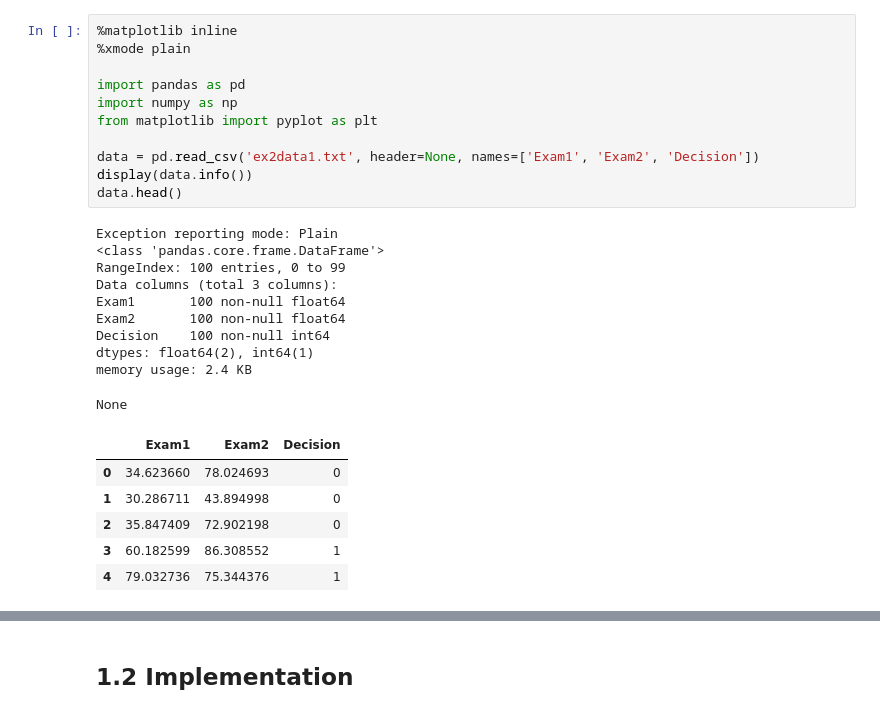
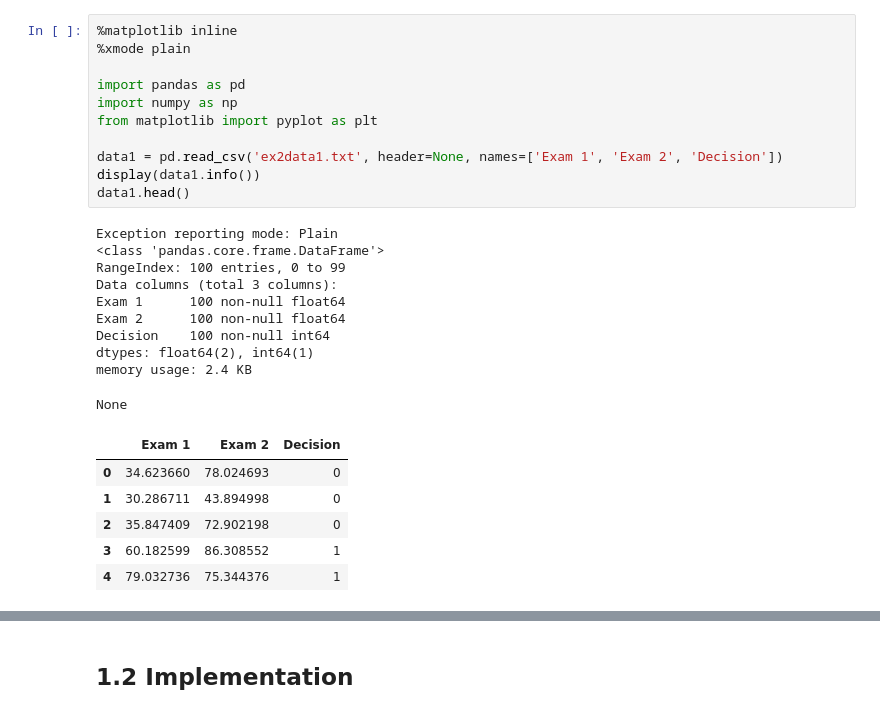
Before and after one commit to jackgill/coursera-machine-learning, a Jupyter notebook: machine-learning-ex2/ex2/ex2.ipynb, the cells around one changed output, grey strips where cells are left out. Drawn from its saved outputs; the diff is of its cells as text.

```diff
--- a/machine-learning-ex2/ex2/ex2.ipynb
+++ b/machine-learning-ex2/ex2/ex2.ipynb
@@ -5,26 +5,26 @@
 # %%
 %matplotlib inline
 %xmode plain
 
 import pandas as pd
 import numpy as np
 from matplotlib import pyplot as plt
 
-data = pd.read_csv('ex2data1.txt', header=None, names=['Exam1', 'Exam2', 'Decision'])
-display(data.info())
-data.head()
+data1 = pd.read_csv('ex2data1.txt', header=None, names=['Exam 1', 'Exam 2', 'Decision'])
+display(data1.info())
+data1.head()
 # %% [output]
 Exception reporting mode: Plain
 <class 'pandas.core.frame.DataFrame'>
 RangeIndex: 100 entries, 0 to 99
 Data columns (total 3 columns):
-Exam1       100 non-null float64
-Exam2       100 non-null float64
+Exam 1      100 non-null float64
+Exam 2      100 non-null float64
 Decision    100 non-null int64
 dtypes: float64(2), int64(1)
 memory usage: 2.4 KB
 None
-|  | Exam1 | Exam2 | Decision |
+|  | Exam 1 | Exam 2 | Decision |
 | 0 | 34.623660 | 78.024693 | 0 |
 | 1 | 30.286711 | 43.894998 | 0 |
 | 2 | 35.847409 | 72.902198 | 0 |
```
Also changed, not shown: parts of 40 cells of this notebook.
